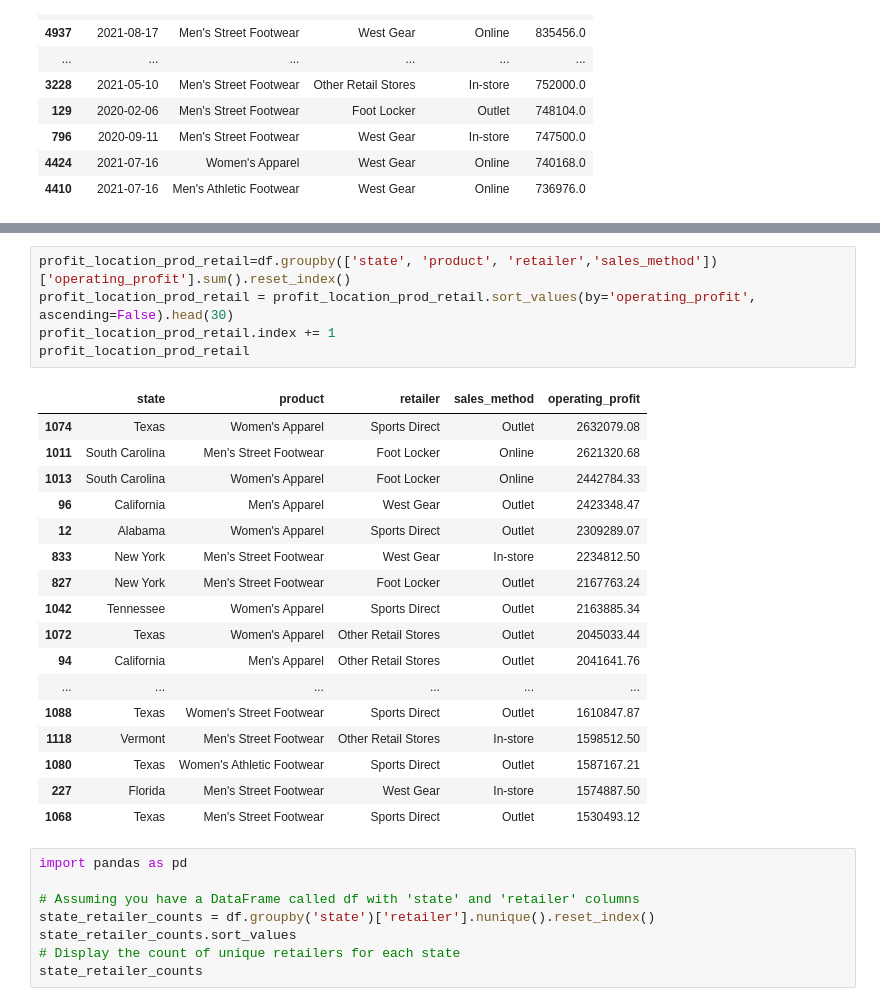
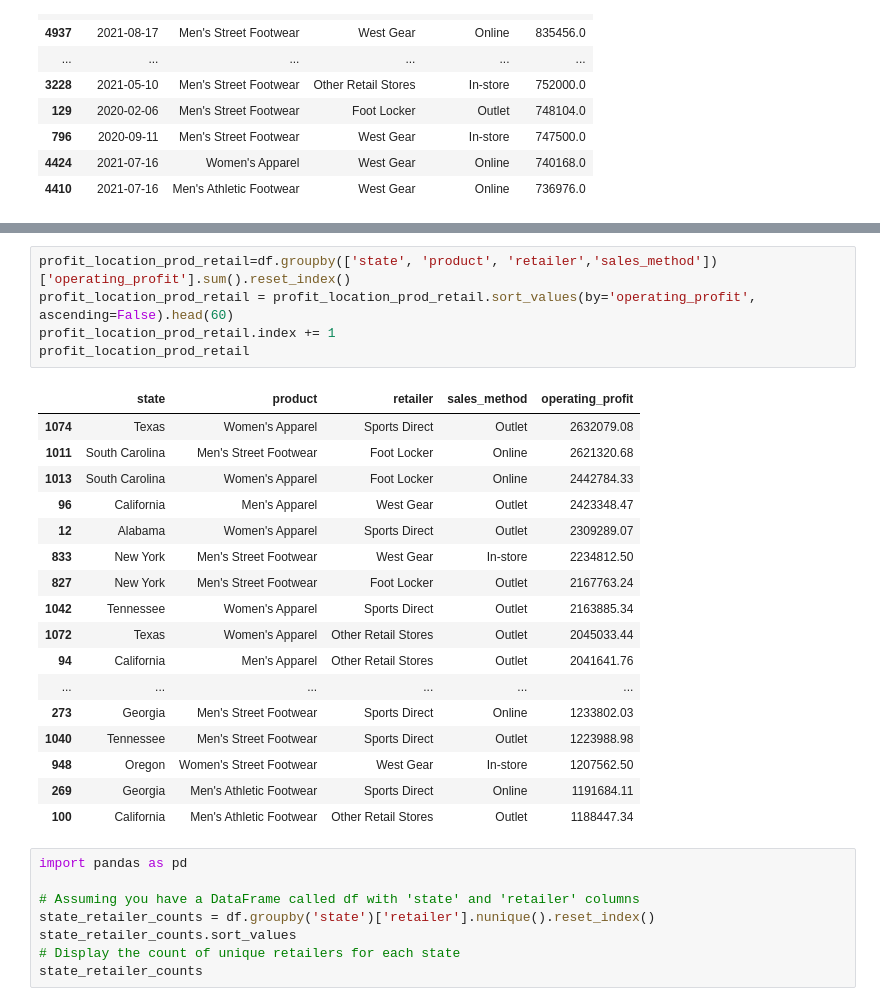
Before and after one commit to fer-nandes13/Bootcamp-Final-Project-2023, a Jupyter notebook: Final_Bootcamp_project-checkpoint.ipynb, the cells around one changed output, grey strips where cells are left out. Cells and saved outputs as stored; diff of their text form.

```diff
--- a/Final_Bootcamp_project-checkpoint.ipynb
+++ b/Final_Bootcamp_project-checkpoint.ipynb
@@ -988,27 +1040,27 @@ total_sales_location_prod_retail
 | 870 | North Carolina | Women's Apparel | Sports Direct | Online | 4003525.0 |
 # %%
 profit_location_prod_retail=df.groupby(['state', 'product', 'retailer','sales_method'])['operating_profit'].sum().reset_index()
-profit_location_prod_retail = profit_location_prod_retail.sort_values(by='operating_profit', ascending=False).head(30)
+profit_location_prod_retail = profit_location_prod_retail.sort_values(by='operating_profit', ascending=False).head(60)
 profit_location_prod_retail.index += 1
 profit_location_prod_retail
 # %% [output]
 |  | state | product | retailer | sales_method | operating_profit |
 | 1074 | Texas | Women's Apparel | Sports Direct | Outlet | 2632079.08 |
 | 1011 | South Carolina | Men's Street Footwear | Foot Locker | Online | 2621320.68 |
 | 1013 | South Carolina | Women's Apparel | Foot Locker | Online | 2442784.33 |
 | 96 | California | Men's Apparel | West Gear | Outlet | 2423348.47 |
 | 12 | Alabama | Women's Apparel | Sports Direct | Outlet | 2309289.07 |
 | 833 | New York | Men's Street Footwear | West Gear | In-store | 2234812.50 |
 | 827 | New York | Men's Street Footwear | Foot Locker | Outlet | 2167763.24 |
 | 1042 | Tennessee | Women's Apparel | Sports Direct | Outlet | 2163885.34 |
 | 1072 | Texas | Women's Apparel | Other Retail Stores | Outlet | 2045033.44 |
 | 94 | California | Men's Apparel | Other Retail Stores | Outlet | 2041641.76 |
 | ... | ... | ... | ... | ... | ... |
-| 1088 | Texas | Women's Street Footwear | Sports Direct | Outlet | 1610847.87 |
-| 1118 | Vermont | Men's Street Footwear | Other Retail Stores | In-store | 1598512.50 |
-| 1080 | Texas | Women's Athletic Footwear | Sports Direct | Outlet | 1587167.21 |
-| 227 | Florida | Men's Street Footwear | West Gear | In-store | 1574887.50 |
-| 1068 | Texas | Men's Street Footwear | Sports Direct | Outlet | 1530493.12 |
+| 273 | Georgia | Men's Street Footwear | Sports Direct | Online | 1233802.03 |
+| 1040 | Tennessee | Men's Street Footwear | Sports Direct | Outlet | 1223988.98 |
+| 948 | Oregon | Women's Street Footwear | West Gear | In-store | 1207562.50 |
+| 269 | Georgia | Men's Athletic Footwear | Sports Direct | Online | 1191684.11 |
+| 100 | California | Men's Athletic Footwear | Other Retail Stores | Outlet | 1188447.34 |
 # %%
 import pandas as pd
 
```
Also changed, not shown: parts of 122 cells of this notebook.
